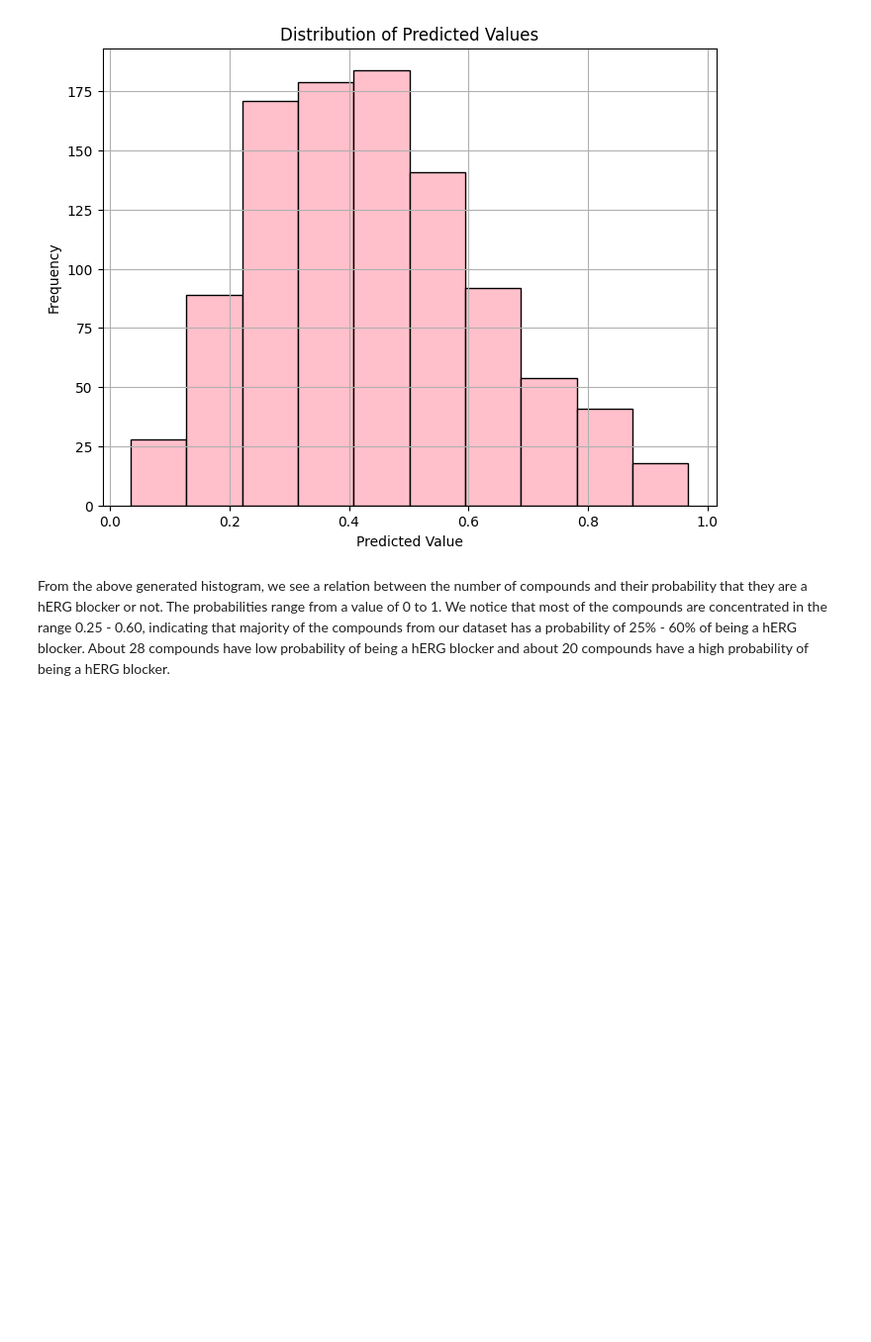
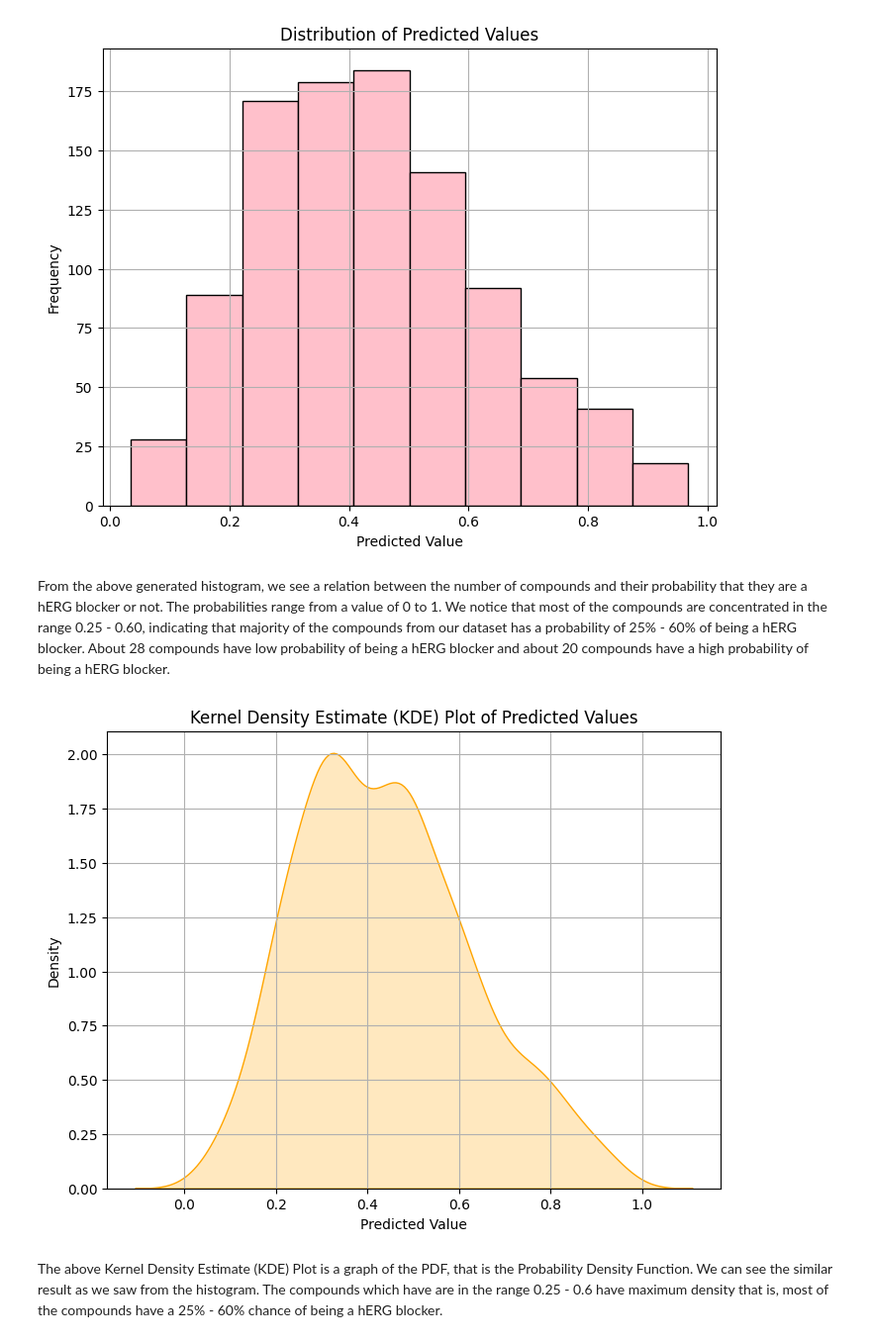
Before and after one commit to anushk4/model-validation, a Jupyter notebook: notebooks/00_model_bias.ipynb, the cells around one changed output. Shown: that part at 99% size. Cells and saved outputs as stored; diff of their text form; code cells hidden in the pictures; blank space fills up the shorter version.

```diff
--- a/notebooks/00_model_bias.ipynb
+++ b/notebooks/00_model_bias.ipynb
@@ -171,3 +170,18 @@ plt.show()
 [figure]
 # %% [markdown]
 From the above generated histogram, we see a relation between the number of compounds and their probability that they are a hERG blocker or not. The probabilities range from a value of 0 to 1. We notice that most of the compounds are concentrated in the range 0.25 - 0.60, indicating that majority of the compounds from our dataset has a probability of 25% - 60% of being a hERG blocker. About 28 compounds have low probability of being a hERG blocker and about 20 compounds have a high probability of being a hERG blocker.
+# %%
+import seaborn as sns
+
+plt.figure(figsize=(8, 6))
+sns.kdeplot(predicted_values, color='orange', fill=True)
+plt.title('Kernel Density Estimate (KDE) Plot of Predicted Values')
+plt.xlabel('Predicted Value')
+plt.ylabel('Density')
+plt.savefig('../plots/predicted_values_kde.png')
+plt.grid(True)
+plt.show()
+# %% [output]
+[figure, added]
+# %% [markdown]
+The above Kernel Density Estimate (KDE) Plot is a graph of the PDF, that is the Probability Density Function. We can see the similar result as we saw from the histogram. The compounds which have are in the range 0.25 - 0.6 have maximum density that is, most of the compounds have a 25% - 60% chance of being a hERG blocker.
```
Also changed, not shown: parts of 1 cell of this notebook, 7 other files.
